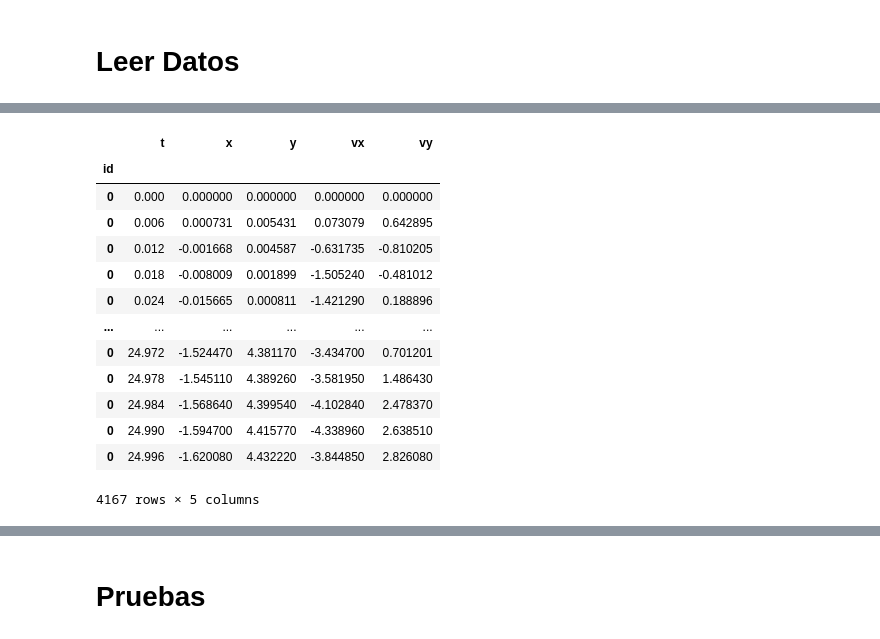
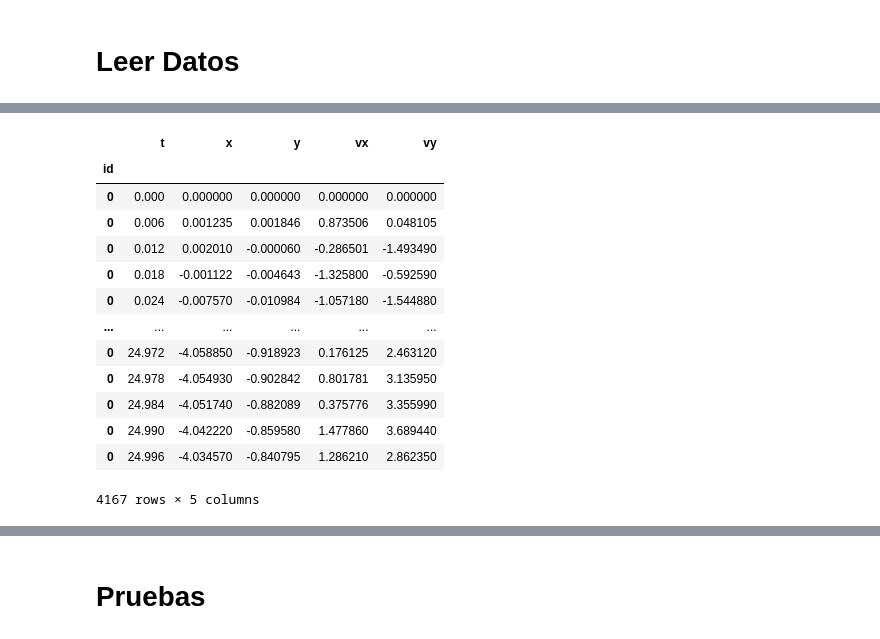
Before and after one commit to bcifuentes/Turbulencias, a Jupyter notebook: src/Analisis.ipynb, the cells around one changed output, grey strips where cells are left out. Drawn from its saved outputs; the diff is of its cells as text; code cells hidden in the pictures.

Commit message:
implementacion magnus, mejora funcion autocorrelacion y graficas correspondientes

```diff
--- a/src/Analisis.ipynb
+++ b/src/Analisis.ipynb
@@ -5,3 +5,15 @@ import matplotlib.animation as animation
 import numpy as np
 # %% [markdown]
 # Leer Datos
+# %%
+def autocorrelation(t, dt, list, denom): #< v(t) * v(t+dt) > / < v(t) * v(t) > #modificado para que lea varios discos
+    shifts = np.arange(0, int(t/dt)+1, 1)
+    autocorr = np.zeros(shifts.size)
+    ids = list.index.unique().to_numpy()
+
+    for i in shifts:
+        for j in ids:
+            autocorr[i] += np.nanmean( list.loc[j] * list.loc[j].shift(-i)) / denom
+        #autocorr[i] = np.nanmean( list * list.shift(-i)) / denom
+    autocorr = autocorr / ids.size
+    return autocorr
@@ -8,26 +50,30 @@ import numpy as np
 # %%
 # Read data from file
-data = pd.read_csv("../outp/dif.dat", sep=" ", header=None)
-data.columns = ["t", "id", "x", "y", "vx", "vy"]
-data.set_index("id", inplace=True)
+mag = pd.read_csv("../outp/mag.dat", sep=" ", header=None)
+mag.columns = ["t", "id", "x", "y", "vx", "vy"]
+mag.set_index("id", inplace=True)
 
 #//print(data.index.unique().to_numpy())
 
-dtmin = data.loc[0]["t"].to_numpy()[1] - data.loc[0]["t"].to_numpy()[0]
+mag_dt = mag.loc[0]["t"].to_numpy()[1] - mag.loc[0]["t"].to_numpy()[0]
+mag_tmax = mag.loc[0]["t"].to_numpy()[-1]
 
-data
+mag_sigma = autocorrelation(0, mag_dt, mag["vx"], 1.0)[0] + autocorrelation(0, mag_dt, mag["vy"], 1.0)[0]
+mag_corr = autocorrelation(mag_tmax, mag_dt, mag["vx"], mag_sigma) + autocorrelation(mag_tmax, mag_dt, mag["vy"], mag_sigma)
+
+mag
 # %% [output]
 |  | t | x | y | vx | vy |
 | id |  |  |  |  |  |
 | 0 | 0.000 | 0.000000 | 0.000000 | 0.000000 | 0.000000 |
-| 0 | 0.006 | 0.000731 | 0.005431 | 0.073079 | 0.642895 |
-| 0 | 0.012 | -0.001668 | 0.004587 | -0.631735 | -0.810205 |
-| 0 | 0.018 | -0.008009 | 0.001899 | -1.505240 | -0.481012 |
-| 0 | 0.024 | -0.015665 | 0.000811 | -1.421290 | 0.188896 |
+| 0 | 0.006 | 0.001235 | 0.001846 | 0.873506 | 0.048105 |
+| 0 | 0.012 | 0.002010 | -0.000060 | -0.286501 | -1.493490 |
+| 0 | 0.018 | -0.001122 | -0.004643 | -1.325800 | -0.592590 |
+| 0 | 0.024 | -0.007570 | -0.010984 | -1.057180 | -1.544880 |
 | ... | ... | ... | ... | ... | ... |
-| 0 | 24.972 | -1.524470 | 4.381170 | -3.434700 | 0.701201 |
-| 0 | 24.978 | -1.545110 | 4.389260 | -3.581950 | 1.486430 |
-| 0 | 24.984 | -1.568640 | 4.399540 | -4.102840 | 2.478370 |
-| 0 | 24.990 | -1.594700 | 4.415770 | -4.338960 | 2.638510 |
-| 0 | 24.996 | -1.620080 | 4.432220 | -3.844850 | 2.826080 |
+| 0 | 24.972 | -4.058850 | -0.918923 | 0.176125 | 2.463120 |
+| 0 | 24.978 | -4.054930 | -0.902842 | 0.801781 | 3.135950 |
+| 0 | 24.984 | -4.051740 | -0.882089 | 0.375776 | 3.355990 |
+| 0 | 24.990 | -4.042220 | -0.859580 | 1.477860 | 3.689440 |
+| 0 | 24.996 | -4.034570 | -0.840795 | 1.286210 | 2.862350 |
 4167 rows × 5 columns
```
Also changed, not shown: parts of 8 cells of this notebook, 5 other files.
